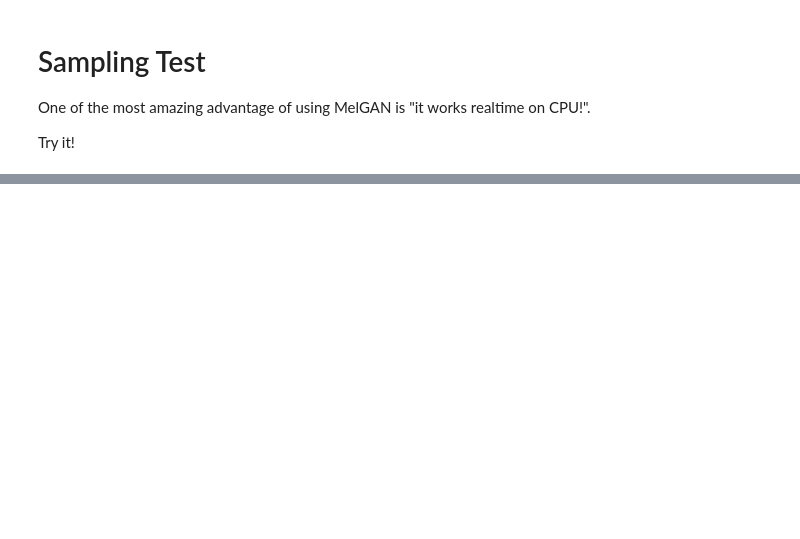
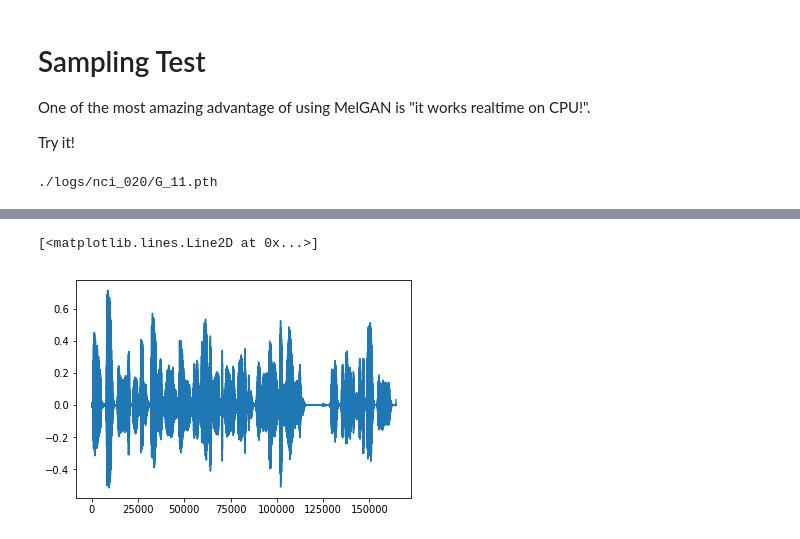
Before and after one commit to jaywalnut310/MelGAN-Pytorch, a Jupyter notebook: Sample Test.ipynb, the cells around one changed output, grey strips where cells are left out. Drawn from its saved outputs; the diff is of its cells as text; code cells hidden in the pictures; blank space fills up the shorter version.

```diff
--- a/Sample Test.ipynb
+++ b/Sample Test.ipynb
@@ -24,6 +24,14 @@ import librosa
 import numpy as np
 import os
 import json
+
+import glob
+def latest_checkpoint_path(dir_path):
+  f_list = glob.glob(os.path.join(dir_path, "G_*.pth"))
+  f_list.sort(key=lambda f: int("".join(filter(str.isdigit, f))))
+  x = f_list[-1]
+  print(x)
+  return x
 # %%
 kwargs = {'num_workers': 0, 'pin_memory': True}
 train_dataset = LJspeechDataset('./DATASETS/ljspeech/', True, 0.1)
@@ -33,12 +41,12 @@ train_loader = DataLoader(train_dataset, batch_size=1, shuffle=False, collate_fn
 test_loader = DataLoader(test_dataset, batch_size=1, collate_fn=collate_fn_synthesize,
                           **kwargs)
 
-model_dir = "./logs/test/"
+model_dir = "./logs/nci_020/"
 configs = json.load(open(os.path.join(model_dir, "config.json"), "r"))
 
-model = models.Generator(configs["data"]["n_channels"])#.to("cuda")
+model = models.Generator(configs["data"]["n_channels"], noise=configs["model"]["noise"])#.to("cuda")
 # %%
-checkpoint_path = os.path.join(model_dir, 'G_302.pth')
+checkpoint_path = latest_checkpoint_path(model_dir)
 checkpoint_dict = torch.load(checkpoint_path, map_location='cpu')
 state_dict = checkpoint_dict['model']
 new_state_dict= {}
@@ -50,6 +58,8 @@ for k, v in model.state_dict().items():
         new_state_dict[k] = v
 model.load_state_dict(new_state_dict)
 model.remove_weight_norm()
+# %% [output]
+./logs/nci_020/G_11.pth
 # %%
 idx_stop = 0
 for i, (x, c, _) in enumerate(test_loader):
@@ -62,6 +72,13 @@ ipd.Audio(x.cpu().numpy().reshape(-1), rate=22050)
 # %%
 with torch.no_grad():
     x_hat = model(c)
+    if configs["data"]["mu_law"]:
+      x_hat = commons.mu_law(x_hat, inversion=True)
 ipd.Audio(x_hat.cpu().detach().numpy().reshape(-1), rate=22050)
 # %% [output]
 [interactive output not drawn]
+# %%
+plt.plot(x_hat.cpu().detach().numpy().reshape(-1))
+# %% [output]
+[<matplotlib.lines.Line2D at 0x...>]
+[figure, added]
```
Also changed, not shown: parts of 2 cells of this notebook.
